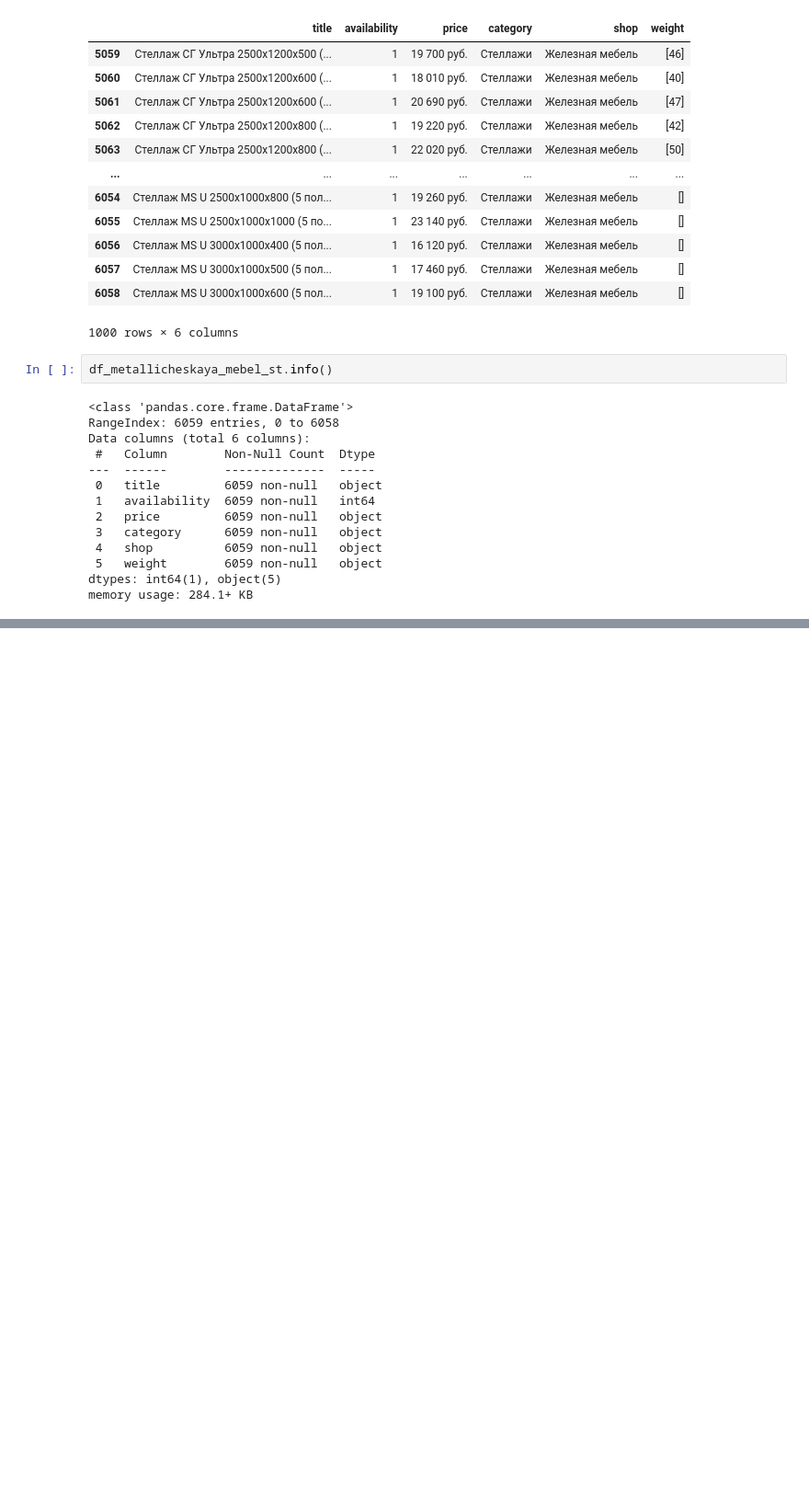
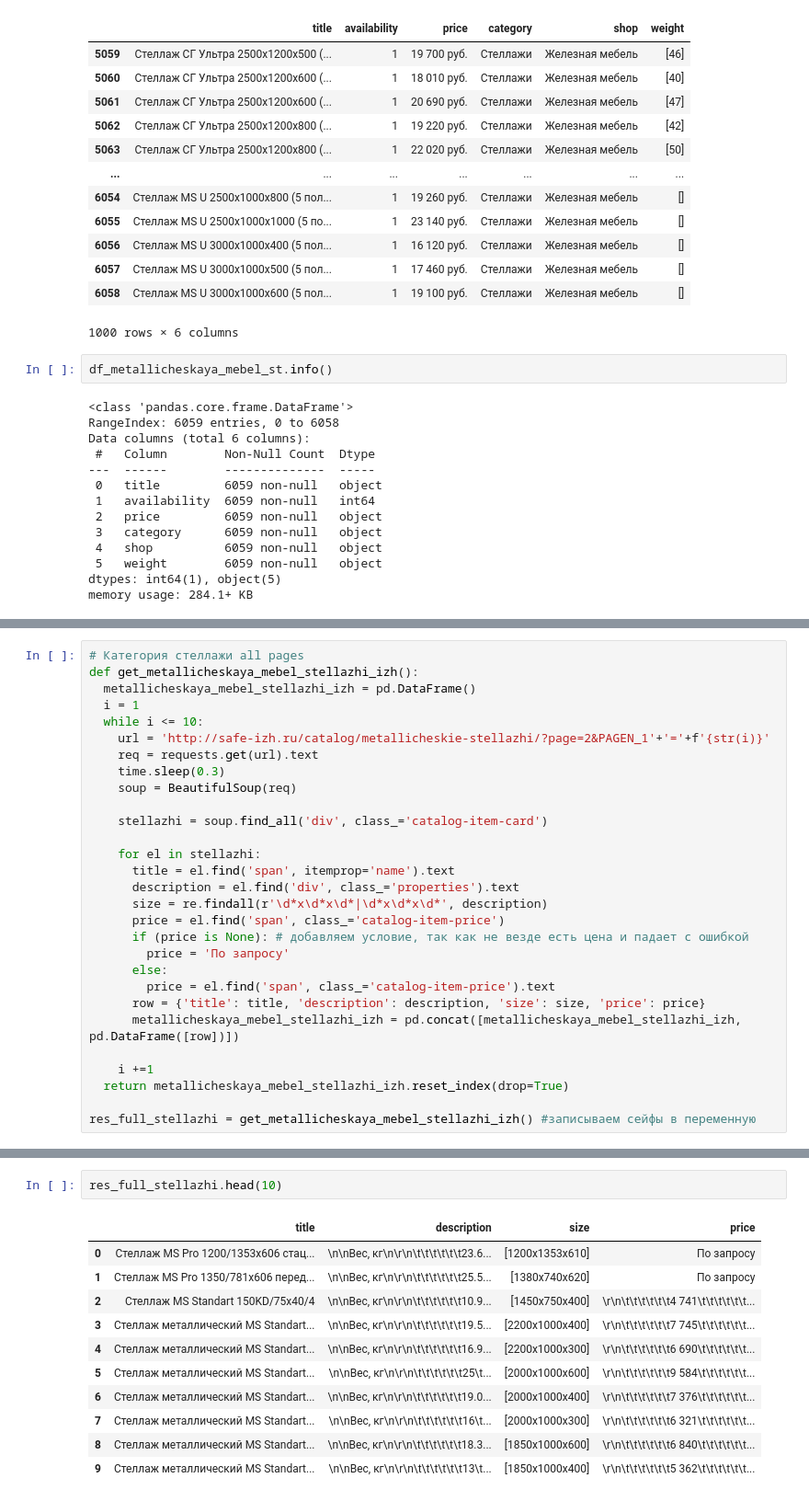
Before and after one commit to VissZyCrain/DIPLOMA_Tuchin_A_M, a Jupyter notebook: Data collection and processing.ipynb, the cells around one changed output, grey strips where cells are left out. Shown at 92% size. Cells and saved outputs as stored; diff of their text form; blank space fills up the shorter version.

Commit message:
https://github.com/VissZyCrain/DIPLOMA_Tuchin_A_M

```diff
--- a/Data collection and processing.ipynb
+++ b/Data collection and processing.ipynb
@@ -576,0 +642,29 @@ memory usage: 284.1+ KB
+# %%
+# Категория стеллажи all pages
+def get_metallicheskaya_mebel_stellazhi_izh():
+  metallicheskaya_mebel_stellazhi_izh = pd.DataFrame()
+  i = 1
+  while i <= 10:
+    url = 'http://safe-izh.ru/catalog/metallicheskie-stellazhi/?page=2&PAGEN_1'+'='+f'{str(i)}'
+    req = requests.get(url).text
+    time.sleep(0.3)
+    soup = BeautifulSoup(req)
+
+    stellazhi = soup.find_all('div', class_='catalog-item-card')
+
+    for el in stellazhi:
+      title = el.find('span', itemprop='name').text
+      description = el.find('div', class_='properties').text
+      size = re.findall(r'\d*х\d*х\d*|\d*x\d*x\d*', description)
+      price = el.find('span', class_='catalog-item-price')
+      if (price is None): # добавляем условие, так как не везде есть цена и падает с ошибкой
+        price = 'По запросу'
+      else:
+        price = el.find('span', class_='catalog-item-price').text
+      row = {'title': title, 'description': description, 'size': size, 'price': price}
+      metallicheskaya_mebel_stellazhi_izh = pd.concat([metallicheskaya_mebel_stellazhi_izh, pd.DataFrame([row])])
+
+    i +=1
+  return metallicheskaya_mebel_stellazhi_izh.reset_index(drop=True)
+
+res_full_stellazhi = get_metallicheskaya_mebel_stellazhi_izh() #записываем сейфы в переменную
@@ -576,0 +685,14 @@ memory usage: 284.1+ KB
+# %%
+res_full_stellazhi.head(10)
+# %% [output]
+|  | title | description | size | price |
+| 0 | Стеллаж MS Pro 1200/1353x606 стац... | \n\nВес, кг\n\r\n\t\t\t\t\t\t23.6... | [1200x1353x610] | По запросу |
+| 1 | Стеллаж MS Pro 1350/781x606 перед... | \n\nВес, кг\n\r\n\t\t\t\t\t\t25.5... | [1380x740x620] | По запросу |
+| 2 | Стеллаж MS Standart 150KD/75x40/4 | \n\nВес, кг\n\r\n\t\t\t\t\t\t10.9... | [1450x750x400] | \r\n\t\t\t\t\t\t4 741\t\t\t\t\t\t... |
+| 3 | Стеллаж металлический MS Standart... | \n\nВес, кг\n\r\n\t\t\t\t\t\t19.5... | [2200x1000x400] | \r\n\t\t\t\t\t\t7 745\t\t\t\t\t\t... |
+| 4 | Стеллаж металлический MS Standart... | \n\nВес, кг\n\r\n\t\t\t\t\t\t16.9... | [2200x1000x300] | \r\n\t\t\t\t\t\t6 690\t\t\t\t\t\t... |
+| 5 | Стеллаж металлический MS Standart... | \n\nВес, кг\n\r\n\t\t\t\t\t\t25\t... | [2000x1000x600] | \r\n\t\t\t\t\t\t9 584\t\t\t\t\t\t... |
+| 6 | Стеллаж металлический MS Standart... | \n\nВес, кг\n\r\n\t\t\t\t\t\t19.0... | [2000x1000x400] | \r\n\t\t\t\t\t\t7 376\t\t\t\t\t\t... |
+| 7 | Стеллаж металлический MS Standart... | \n\nВес, кг\n\r\n\t\t\t\t\t\t16\t... | [2000x1000x300] | \r\n\t\t\t\t\t\t6 321\t\t\t\t\t\t... |
+| 8 | Стеллаж металлический MS Standart... | \n\nВес, кг\n\r\n\t\t\t\t\t\t18.3... | [1850x1000x600] | \r\n\t\t\t\t\t\t6 840\t\t\t\t\t\t... |
+| 9 | Стеллаж металлический MS Standart... | \n\nВес, кг\n\r\n\t\t\t\t\t\t13\t... | [1850x1000x400] | \r\n\t\t\t\t\t\t5 362\t\t\t\t\t\t... |
```
Also changed, not shown: parts of 72 cells of this notebook.
